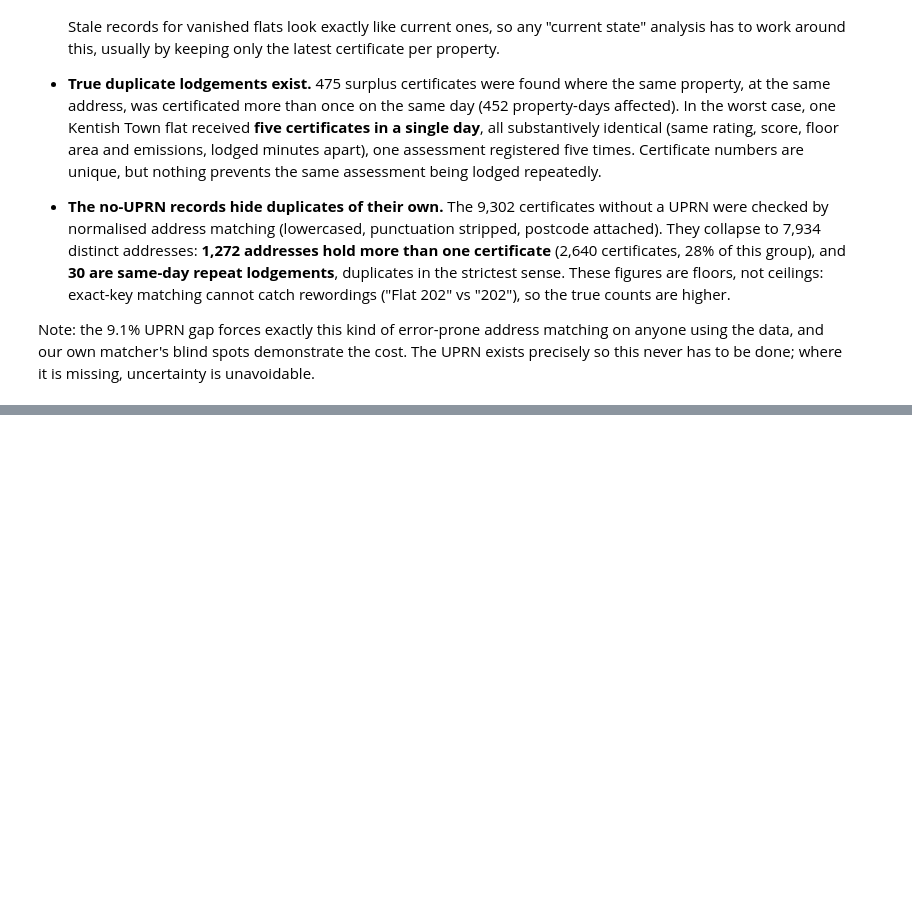
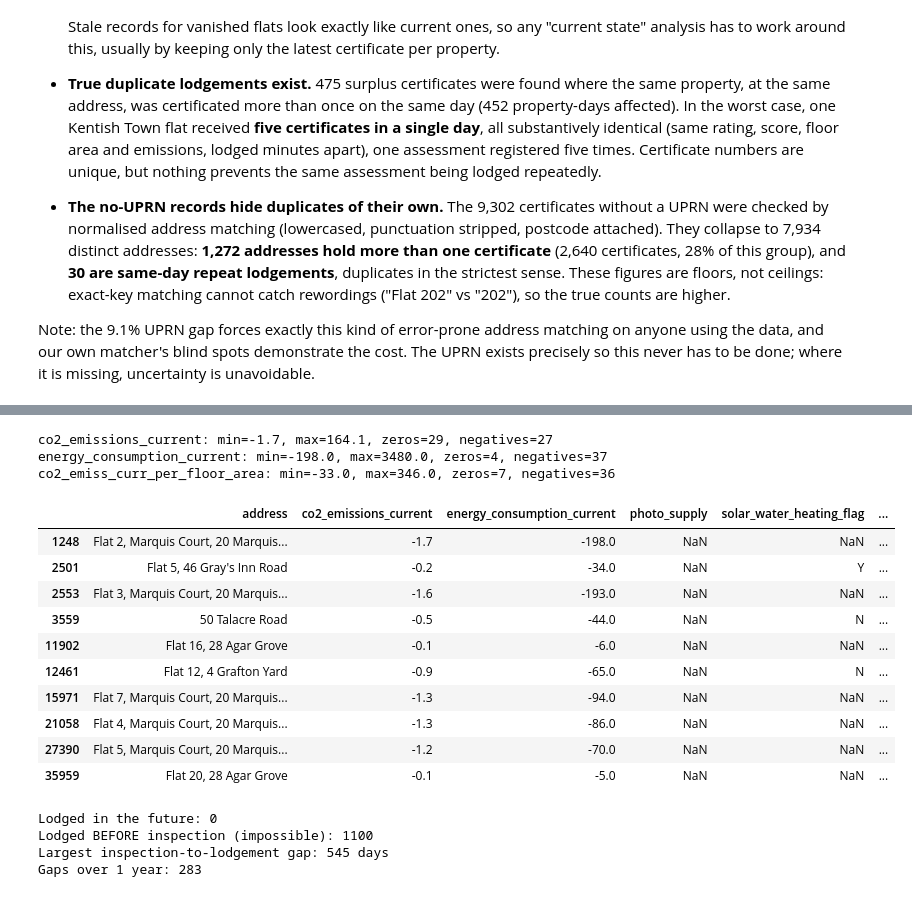
Before and after one commit to Tareqasaad/epc-data-quality-audit, a Jupyter notebook: notebooks/01_data_profiling.ipynb, the cells around one changed output, grey strips where cells are left out. Saved outputs shown, nothing was run; the diff lists cells and outputs as text; code cells hidden in the pictures; blank space fills up the shorter version.

```diff
--- a/notebooks/01_data_profiling.ipynb
+++ b/notebooks/01_data_profiling.ipynb
@@ -355,0 +457,41 @@ where it is missing, uncertainty is unavoidable.
+# %%
+for col in ["co2_emissions_current", "energy_consumption_current",
+            "co2_emiss_curr_per_floor_area"]:
+    zeros = (df[col] == 0).sum()
+    negatives = (df[col] < 0).sum()
+    print(f"{col}: min={df[col].min()}, max={df[col].max()}, zeros={zeros}, negatives={negatives}")
+# %% [output]
+co2_emissions_current: min=-1.7, max=164.1, zeros=29, negatives=27
+energy_consumption_current: min=-198.0, max=3480.0, zeros=4, negatives=37
+co2_emiss_curr_per_floor_area: min=-33.0, max=346.0, zeros=7, negatives=36
+# %%
+neg = df[df["co2_emissions_current"] < 0]
+neg[["address", "co2_emissions_current", "energy_consumption_current",
+     "photo_supply", "solar_water_heating_flag", "current_energy_rating",
+     "total_floor_area", "lodgement_date"]].head(10)
+# %% [output]
+|  | address | co2_emissions_current | energy_consumption_current | photo_supply | solar_water_heating_flag | ... |
+| 1248 | Flat 2, Marquis Court, 20 Marquis... | -1.7 | -198.0 | NaN | NaN | ... |
+| 2501 | Flat 5, 46 Gray's Inn Road | -0.2 | -34.0 | NaN | Y | ... |
+| 2553 | Flat 3, Marquis Court, 20 Marquis... | -1.6 | -193.0 | NaN | NaN | ... |
+| 3559 | 50 Talacre Road | -0.5 | -44.0 | NaN | N | ... |
+| 11902 | Flat 16, 28 Agar Grove | -0.1 | -6.0 | NaN | NaN | ... |
+| 12461 | Flat 12, 4 Grafton Yard | -0.9 | -65.0 | NaN | N | ... |
+| 15971 | Flat 7, Marquis Court, 20 Marquis... | -1.3 | -94.0 | NaN | NaN | ... |
+| 21058 | Flat 4, Marquis Court, 20 Marquis... | -1.3 | -86.0 | NaN | NaN | ... |
+| 27390 | Flat 5, Marquis Court, 20 Marquis... | -1.2 | -70.0 | NaN | NaN | ... |
+| 35959 | Flat 20, 28 Agar Grove | -0.1 | -5.0 | NaN | NaN | ... |
+# %%
+dates = df[["inspection_date", "lodgement_date"]].apply(pd.to_datetime)
+future = (dates["lodgement_date"] > "2026-07-16").sum()
+backwards = (dates["lodgement_date"] < dates["inspection_date"]).sum()
+gap_days = (dates["lodgement_date"] - dates["inspection_date"]).dt.days
+print(f"Lodged in the future: {future}")
+print(f"Lodged BEFORE inspection (impossible): {backwards}")
+print(f"Largest inspection-to-lodgement gap: {gap_days.max()} days")
+print(f"Gaps over 1 year: {(gap_days > 365).sum()}")
+# %% [output]
+Lodged in the future: 0
+Lodged BEFORE inspection (impossible): 1100
+Largest inspection-to-lodgement gap: 545 days
+Gaps over 1 year: 283
```
Also changed, not shown: parts of 13 cells of this notebook.
